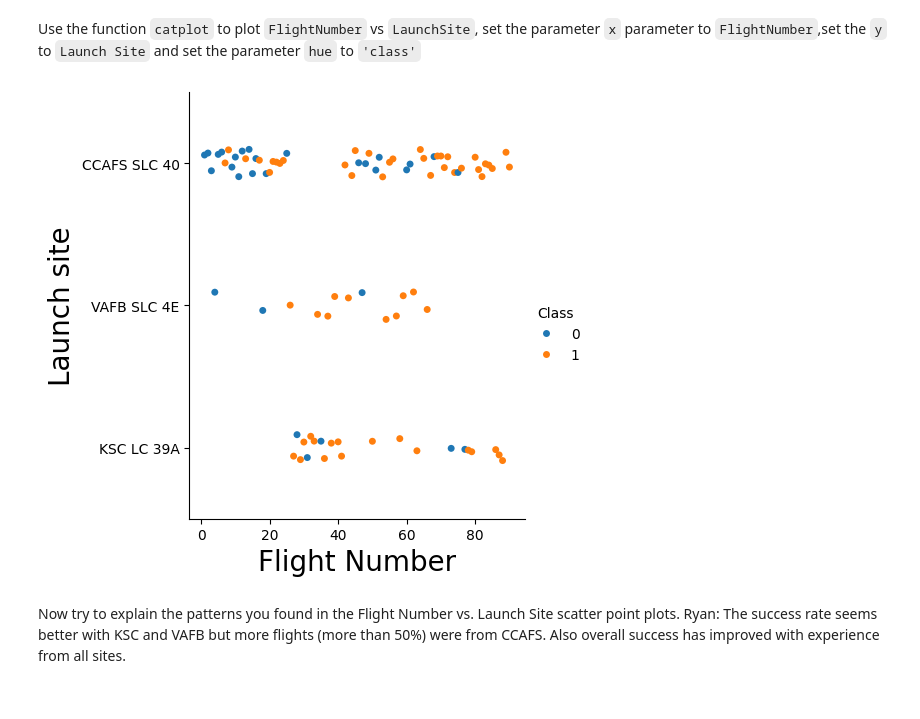
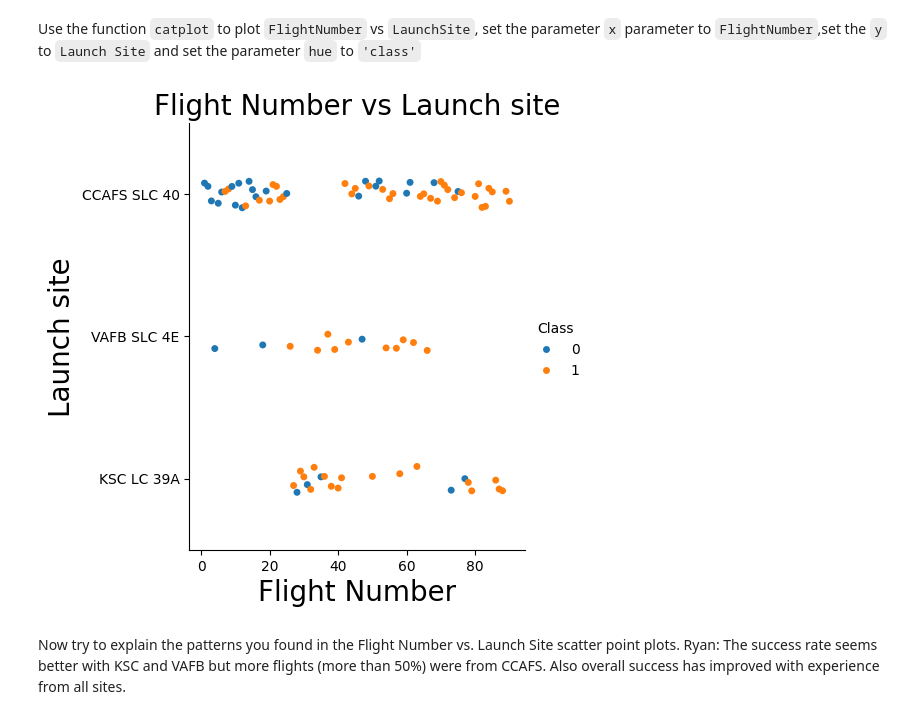
Before and after one commit to ryanmas13/SpaceY_FinalProject, a Jupyter notebook: 5_EDA_DataViz.ipynb, the cells around one changed output. Drawn from its saved outputs; the diff is of its cells as text; code cells hidden in the pictures.

```diff
--- a/5_EDA_DataViz.ipynb
+++ b/5_EDA_DataViz.ipynb
@@ -109,11 +110,12 @@ Use the function <code>catplot</code> to plot <code>FlightNumber</code> vs <code
 # %%
 # Plot a scatter point chart with x axis to be Flight Number and y axis to be the launch site, and hue to be the class value
 sns.catplot(data=df, x="FlightNumber", y="LaunchSite", hue="Class")
 plt.xlabel("Flight Number",fontsize=20)
 plt.ylabel("Launch site",fontsize=20)
+plt.title("Flight Number vs Launch site", fontsize=20)
 plt.show()
 # %% [output]
-[figure, old version]
+[figure, new version]
 # %% [markdown]
 Now try to explain the patterns you found in the Flight Number vs. Launch Site scatter point plots.
 Ryan: The success rate seems better with KSC and VAFB but more flights (more than 50%) were from CCAFS. Also overall success has improved with experience from all sites.
```
Also changed, not shown: parts of 7 cells of this notebook.
